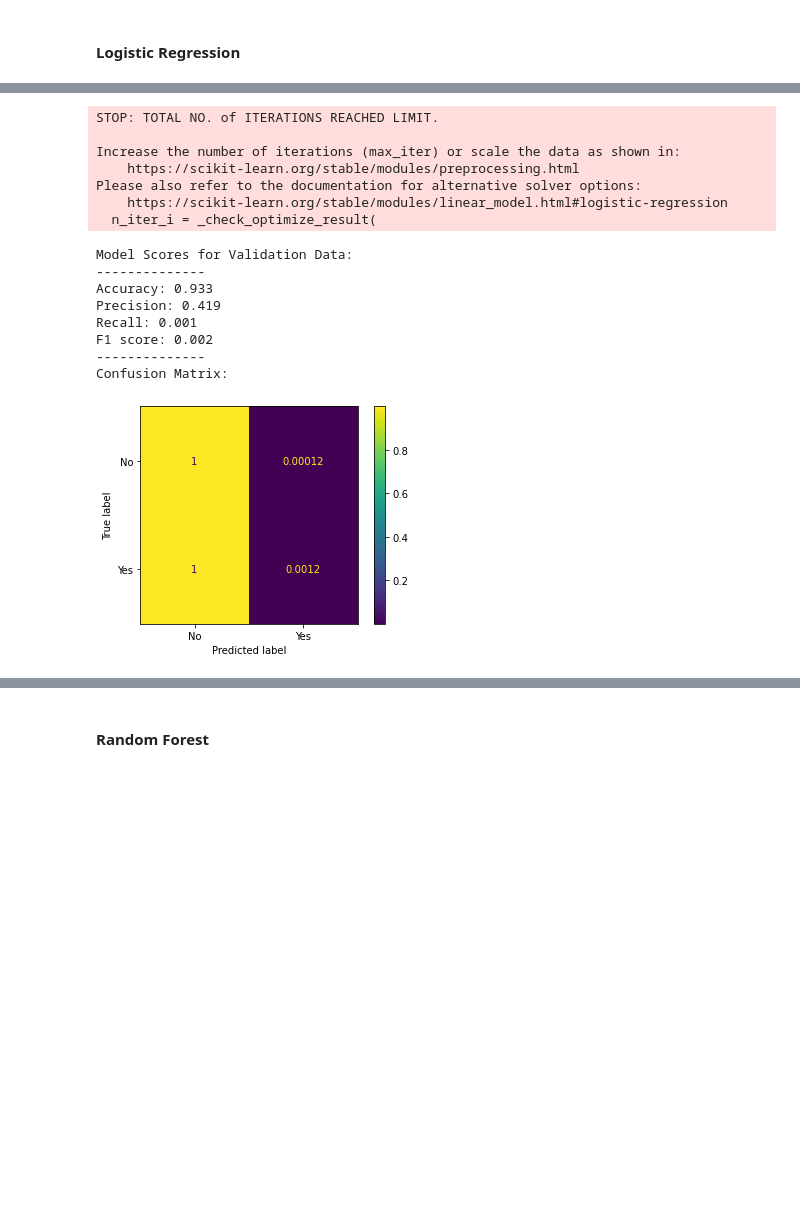
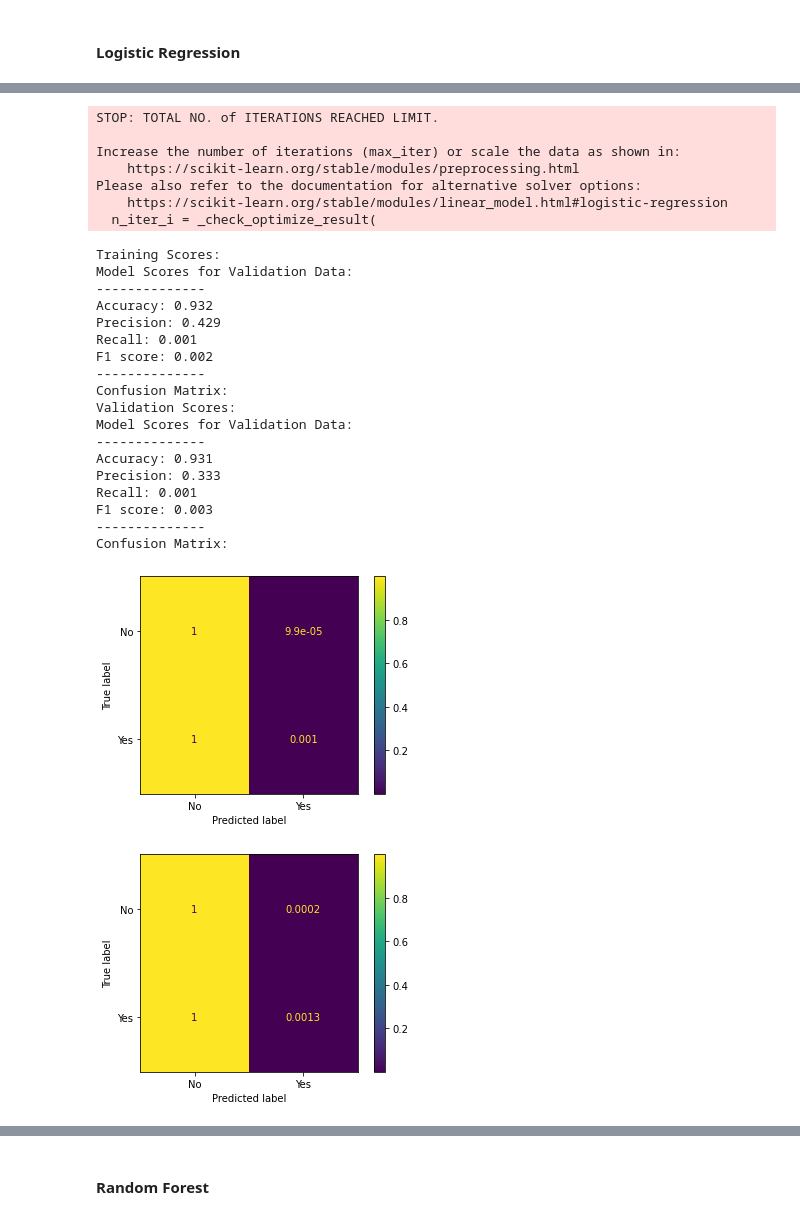
Before and after one commit to robertharrow/detecting-severe-flight-delays, a Jupyter notebook: 2. Modeling.ipynb, the cells around one changed output, grey strips where cells are left out. Drawn from its saved outputs; the diff is of its cells as text; code cells hidden in the pictures; blank space fills up the shorter version.

```diff
--- a/2. Modeling.ipynb
+++ b/2. Modeling.ipynb
@@ -318,13 +191,37 @@ def evaluate_model(model, x, y):
+# %%
+def evaluate_model(pipe, X, y_true):
+    """
+    This function takes a modeling pipeline, a dataframe (x), and true labels (y)
+    The function returns a confusion matrix, an accuracy score, precision, recall and F1
+    """
+    y_pred  = pipe.predict(X) # generate a set of predictions
+
+    print('Model Scores:')
+    print('--------------')
+    accuracy = accuracy_score(y_true, y_pred)
+    print('Accuracy: %.3f' % round(accuracy, 3))
+    # precision tp / (tp + fp)
+    precision = precision_score(y_true, y_pred, pos_label='Yes')
+    print('Precision: %.3f' % round(precision, 3))
+    # recall: tp / (tp + fn)
+    recall = recall_score(y_true, y_pred, pos_label='Yes')
+    print('Recall: %.3f' % round(recall, 3))
+    # f1: 2 tp / (2 tp + fp + fn)
+    f1 = f1_score(y_true, y_pred, pos_label='Yes')
+    print('F1 score: %.3f' % round(f1, 3))
+    print('--------------')
+    print('Confusion Matrix:')
+
+    ConfusionMatrixDisplay.from_predictions(y_true, y_pred, normalize='true')
 # %% [markdown]
 #### Logistic Regression
 # %%
-baselline_pipe = Pipeline(steps=[
-    ('dc', DummyClassifier(strategy='most_frequent'))
-])
+baselline_pipe = Pipeline(steps=[('prep', col_transform),
+                                 ('dc', DummyClassifier(strategy='most_frequent'))])
 
-baselline_pipe.fit(preprocessed_data, y_train)
+baselline_pipe.fit(X_train, y_train)
 
-evaluate_model(baselline_pipe, preprocessed_val_data, y_valid)
+evaluate_model(baselline_pipe, X_train, y_train)
 # %% [output]
 Model Scores for Validation Data:
 --------------
@@ -336,27 +233,38 @@ F1 score: 0.000
 Confusion Matrix:
 [figure]
 # %%
-lr_pipe1 = Pipeline(steps=[
-    ('lr', LogisticRegression(random_state=123))
-])
+lr_pipe1 = Pipeline(steps=[('prep', col_transform),
+                           ('lr', LogisticRegression(random_state=123))])
 
-lr_pipe1.fit(preprocessed_data, y_train)
+lr_pipe1.fit(X_train, y_train)
 
-evaluate_model(lr_pipe1, preprocessed_data, y_train)
+print('Training Scores:')
+evaluate_model(lr_pipe1, X_train, y_train)
 # %% [output]
 STOP: TOTAL NO. of ITERATIONS REACHED LIMIT.
 
 Increase the number of iterations (max_iter) or scale the data as shown in:
     https://scikit-learn.org/stable/modules/preprocessing.html
 Please also refer to the documentation for alternative solver options:
     https://scikit-learn.org/stable/modules/linear_model.html#logistic-regression
   n_iter_i = _check_optimize_result(
+Training Scores:
 Model Scores for Validation Data:
 --------------
-Accuracy: 0.933
-Precision: 0.419
+Accuracy: 0.932
+Precision: 0.429
 Recall: 0.001
 F1 score: 0.002
 --------------
 Confusion Matrix:
+Validation Scores:
+Model Scores for Validation Data:
+--------------
+Accuracy: 0.931
+Precision: 0.333
+Recall: 0.001
+F1 score: 0.003
+--------------
+Confusion Matrix:
-[figure, old version]
+[figure, new version]
+[figure, added]
```
Also changed, not shown: parts of 103 cells of this notebook, 3 other files.
